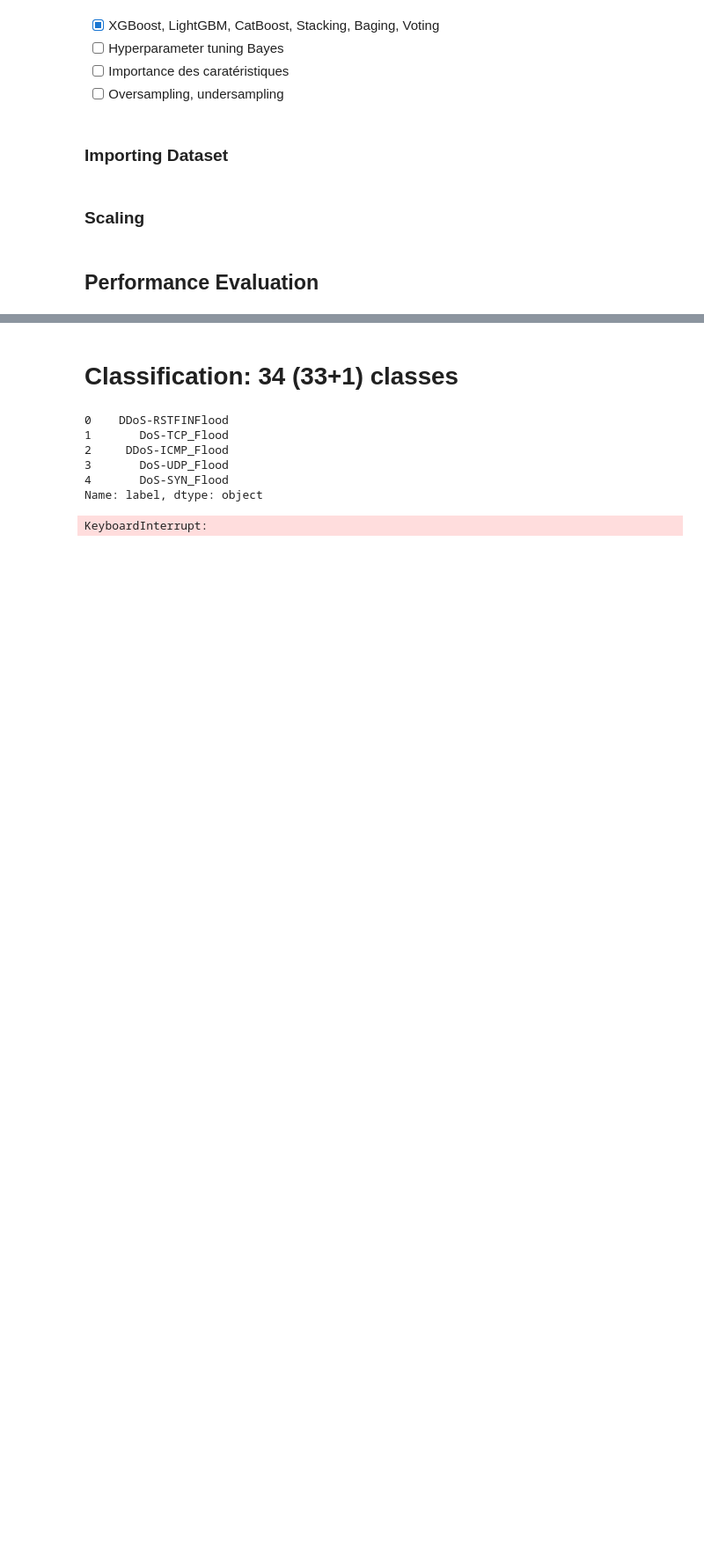
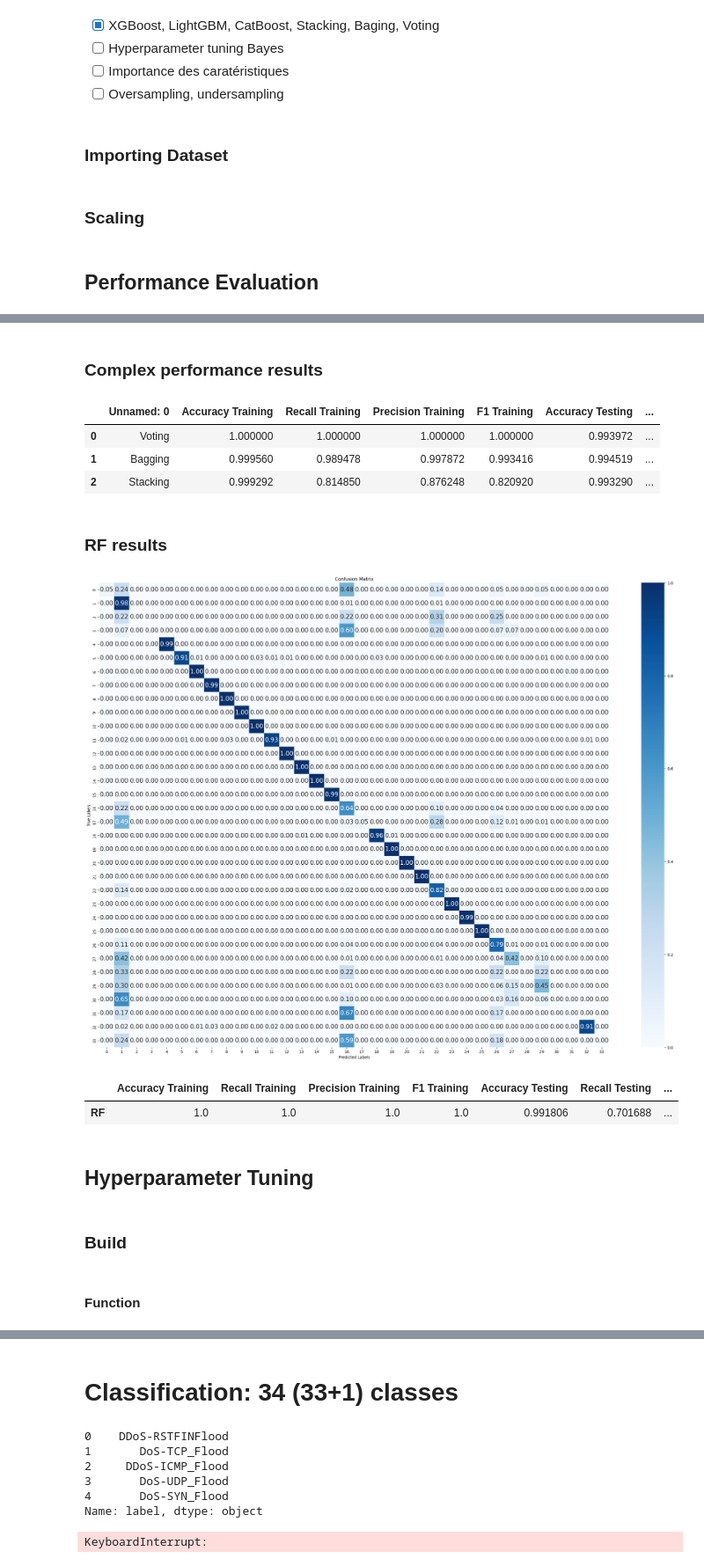
Before and after one commit to mcrayssac/CIC_IoT_Cyber_Attacks, a Jupyter notebook: example.ipynb, the cells around one changed output, grey strips where cells are left out. Shown: that part at 88% size. Cells and saved outputs as stored; diff of their text form; code cells hidden in the pictures; blank space fills up the shorter version.

```diff
--- a/example.ipynb
+++ b/example.ipynb
@@ -64,7 +70,4 @@ for train_set in tqdm(training_sets):
 # %%
-import matplotlib.pyplot as plt
-import seaborn as sns
-
 def calculate_false_positives_and_false_negatives_multiclass_auto(y_true, y_pred):
     """
     Calcule les faux positifs (FP) et les faux négatifs (FN) pour chaque classe dans une classification multiclasse.
@@ -114,15 +117,15 @@ def calculate_false_positives_and_false_negatives_multiclass_auto(y_true, y_pred
         i += 1
 
     # Plot the confusion matrix as a heatmap
-    # cm = confusion_matrix(y_true, y_pred, labels=labels)
+    cm = confusion_matrix(y_true, y_pred, labels=labels)
     # Normalize the confusion matrix
-    # cm = np.round(cm.astype('float') / cm.sum(axis=1)[:, np.newaxis], 2)
-    # plt.figure(figsize=(25, 18))
-    # sns.heatmap(cm, annot=True, fmt='d', cmap='Blues', annot_kws={"size": 16})
-    # plt.xlabel('Predicted Labels')
-    # plt.ylabel('True Labels')
-    # plt.title('Confusion Matrix')
-    # plt.show()
+    cm = np.round(cm.astype('float') / cm.sum(axis=1)[:, np.newaxis], 2)
+    plt.figure(figsize=(30, 22))
+    sns.heatmap(cm, annot=True, fmt='.2f', cmap='Blues', annot_kws={"size": 16})
+    plt.xlabel('Predicted Labels')
+    plt.ylabel('True Labels')
+    plt.title('Confusion Matrix')
+    plt.show()
 
     data_fp = {
         'Category': list(fp_dict.keys()),
@@ -322,0 +298,25 @@ Stacking  0.002446  0.004264  585.0  1020.0  239203.0
+# %% [markdown]
+### Complex performance results
+# %%
+pd.read_csv('.\\Models\\PERFORMANCE\\complexPerformance.csv').head(20)
+# %% [output]
+|  | Unnamed: 0 | Accuracy Training | Recall Training | Precision Training | F1 Training | Accuracy Testing | ... |
+| 0 | Voting | 1.000000 | 1.000000 | 1.000000 | 1.000000 | 0.993972 | ... |
+| 1 | Bagging | 0.999560 | 0.989478 | 0.997872 | 0.993416 | 0.994519 | ... |
+| 2 | Stacking | 0.999292 | 0.814850 | 0.876248 | 0.820920 | 0.993290 | ... |
+# %% [markdown]
+### RF results
+# %%
+rf_performance = pd.DataFrame(columns=['Accuracy Training', 'Recall Training', 'Precision Training', 'F1 Training', 'Accuracy Testing', 'Recall Testing', 'Precision Testing', 'F1 Testing', 'FP_rate', 'FN_rate', 'FP', 'FN', 'Total'])
+mainPerformance([simpleModelsDitionnary[1]], rf_performance)
+rf_performance.head(20)
+# %% [output]
+[figure, added]
+|  | Accuracy Training | Recall Training | Precision Training | F1 Training | Accuracy Testing | Recall Testing | ... |
+| RF | 1.0 | 1.0 | 1.0 | 1.0 | 0.991806 | 0.701688 | ... |
+# %% [markdown]
+## Hyperparameter Tuning
+# %% [markdown]
+### Build
+# %% [markdown]
+#### Function
```
Also changed, not shown: parts of 17 cells of this notebook.
